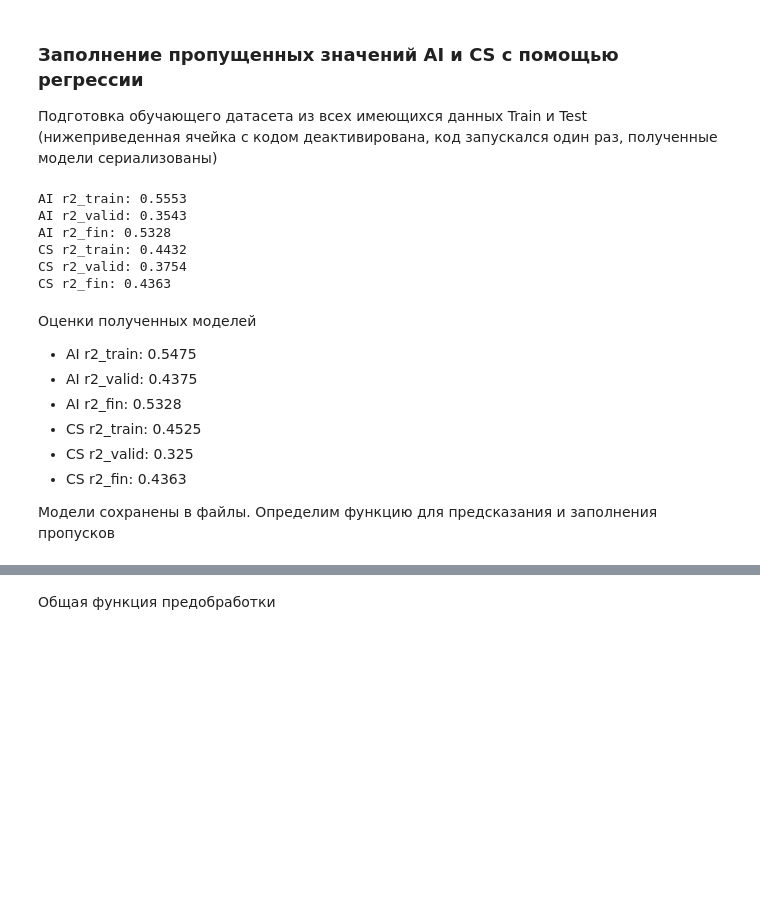
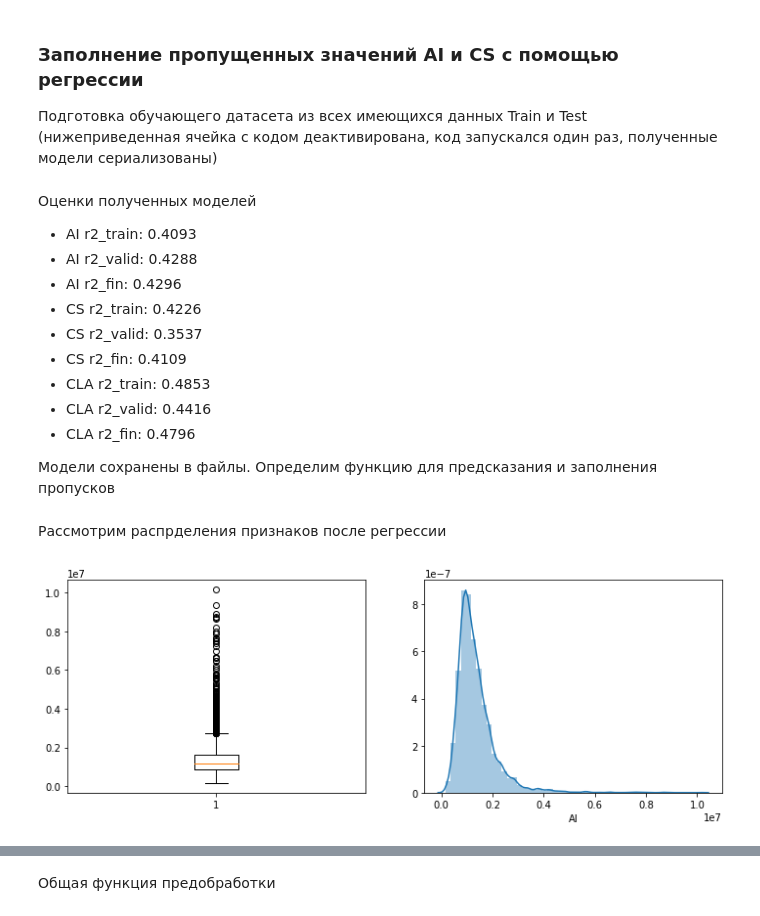
Before and after one commit to aechernenko/gbu_ai, a Jupyter notebook: Python_DS_2/AChernenko_source.ipynb, the cells around one changed output, grey strips where cells are left out. Saved outputs shown, nothing was run; the diff lists cells and outputs as text; code cells hidden in the pictures; blank space fills up the shorter version.

```diff
--- a/Python_DS_2/AChernenko_source.ipynb
+++ b/Python_DS_2/AChernenko_source.ipynb
@@ -357,7 +350,7 @@ CAT_FEATS = obj_to_cat(df)
 ### Заполнение пропущенных значений AI и CS с помощью регрессии
 Подготовка обучающего датасета из всех имеющихся данных Train и Test (нижеприведенная ячейка с кодом деактивирована, код запускался один раз, полученные модели сериализованы)
 # %%
-def fillna_fit_model(target, n_estimators, max_depth, path):
+def fillna_fit_model(target, n_estimators, max_depth, path, cla_nan=False, l2_leaf_reg=None):
     _trn = pd.read_csv(TRAIN_DATASET_PATH).drop(['Credit Default'],axis=1)
     _tst = pd.read_csv(TEST_DATASET_PATH)
     data = pd.concat([_trn,_tst], axis=0, ignore_index=True)
@@ -368,22 +361,30 @@ def fillna_fit_model(target, n_estimators, max_depth, path):
     prep_fillna(data)
     CAT_FEATS = obj_to_cat(data)
 
-    # удаление наблюдений с пропусками в AI и CS
+    if cla_nan:
+        data.loc[data['CLA']>10000000, 'CLA'] = None
+        data = data.drop(['AI','CS'],axis=1)
+
+    # удаление наблюдений с пропусками
     nan_index = data.loc[data[target].isna(), [target]].index
     data = data.drop(index=nan_index)
 
     X = data.drop([target], axis=1)
     y = data[target]
 
-    X_train, X_valid, y_train, y_valid = train_test_split(X, y, shuffle=True, test_size=0.25, random_state=None)
+    X_train, X_valid, y_train, y_valid = train_test_split(X, y, shuffle=True, test_size=0.25, random_state=11)
 
     model = catb.CatBoostRegressor(cat_features = CAT_FEATS,
                                    n_estimators=n_estimators,
                                    max_depth=max_depth,
+                                   l2_leaf_reg=l2_leaf_reg,
                                    silent=True,
                                    random_state=42)
 
     model.fit(X_train,y_train)
+
+
+
     y_train_pred = model.predict(X_train)
     y_valid_pred = model.predict(X_valid)
     print(target, 'r2_train:',r2_score(y_train,y_train_pred).round(4))
@@ -392,6 +393,7 @@ def fillna_fit_model(target, n_estimators, max_depth, path):
     fin_model = catb.CatBoostRegressor(cat_features = CAT_FEATS,
                                        n_estimators=n_estimators,
                                        max_depth=max_depth,
+                                       l2_leaf_reg=l2_leaf_reg,
                                        silent=True,
                                        random_state=42)
 
@@ -402,24 +404,22 @@ def fillna_fit_model(target, n_estimators, max_depth, path):
     with open(path, 'wb') as file:
         pickle.dump(fin_model, file)
 
-fillna_fit_model('AI', n_estimators=450, max_depth=3, path=MODEL_AI_FILE_PATH)
-fillna_fit_model('CS', n_estimators=550, max_depth=3, path=MODEL_CS_FILE_PATH)
+#fillna_fit_model('AI', n_estimators=200, max_depth=3,l2_leaf_reg=2, path=MODEL_AI_FILE_PATH)
+#fillna_fit_model('CS', n_estimators=110, max_depth=3, path=MODEL_CS_FILE_PATH)
+#fillna_fit_model('CLA', n_estimators=120, max_depth=3, path=MODEL_CLA_FILE_PATH, cla_nan=True)
-# %% [output]
-AI r2_train: 0.5553
-AI r2_valid: 0.3543
-AI r2_fin: 0.5328
-CS r2_train: 0.4432
-CS r2_valid: 0.3754
-CS r2_fin: 0.4363
 # %% [markdown]
 Оценки полученных моделей
 
-* AI r2_train: 0.5475
-* AI r2_valid: 0.4375
-* AI r2_fin: 0.5328
-* CS r2_train: 0.4525
-* CS r2_valid: 0.325
-* CS r2_fin: 0.4363
+* AI r2_train: 0.4093
+* AI r2_valid: 0.4288
+* AI r2_fin: 0.4296
+* CS r2_train: 0.4226
+* CS r2_valid: 0.3537
+* CS r2_fin: 0.4109
+* CLA r2_train: 0.4853
+* CLA r2_valid: 0.4416
+* CLA r2_fin: 0.4796
+
 
 Модели сохранены в файлы.
 Определим функцию для предсказания и заполнения пропусков
@@ -438,0 +444,6 @@ fillna_model(df, 'CS', MODEL_CS_FILE_PATH)
+# %% [markdown]
+Рассмотрим распрделения признаков после регрессии
+# %%
+show_feature_outliers(df,'AI')
+# %% [output]
+[figure, added]
```
Also changed, not shown: parts of 20 cells of this notebook, 5 other files.
